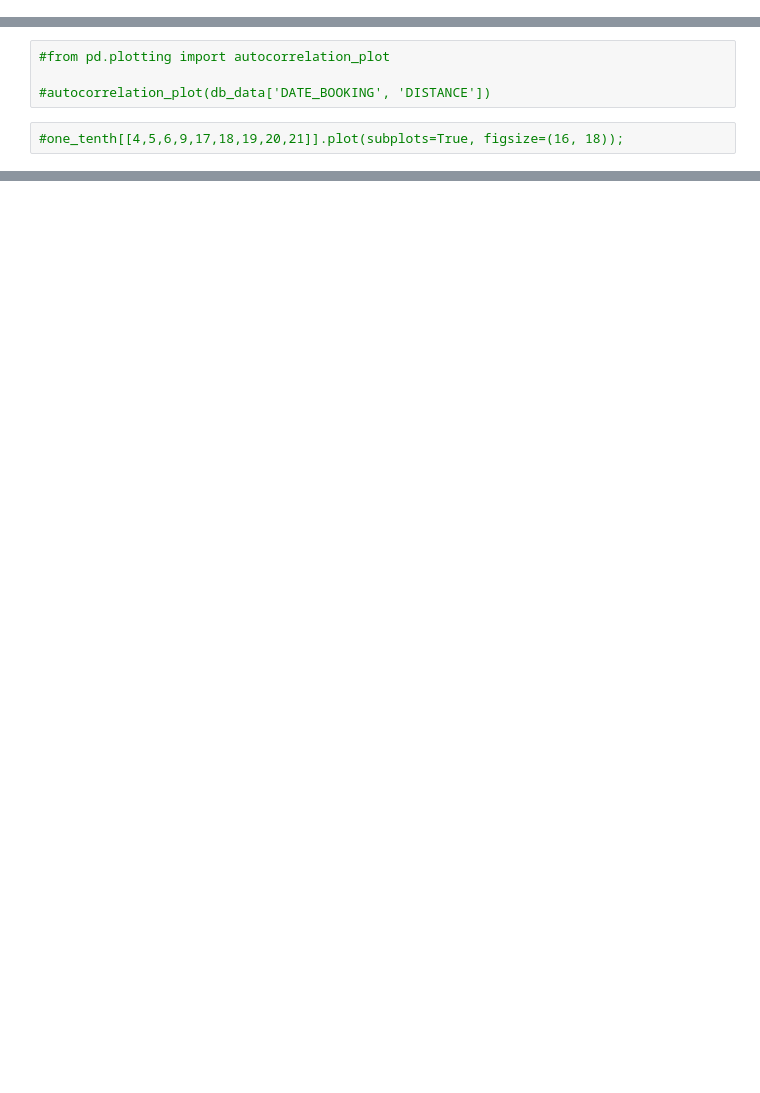
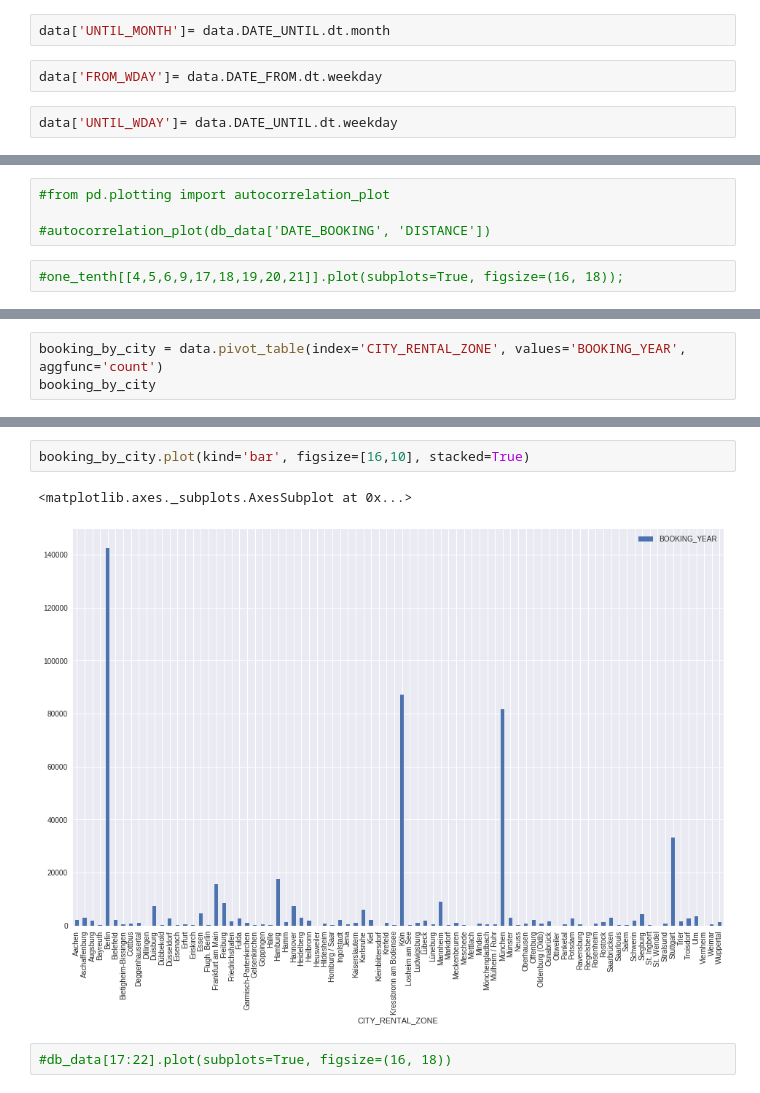
Before and after one commit to jawaharreddy/Flinkster-Data-Analysis, a Jupyter notebook: db_data.ipynb, the cells around one changed output, grey strips where cells are left out. Saved outputs shown, nothing was run; the diff lists cells and outputs as text; blank space fills up the shorter version.

```diff
--- a/db_data.ipynb
+++ b/db_data.ipynb
@@ -276,0 +241,6 @@ Name: CITY_RENTAL_ZONE, Length: 85, dtype: int64
+# %%
+data['UNTIL_MONTH']= data.DATE_UNTIL.dt.month
+# %%
+data['FROM_WDAY']= data.DATE_FROM.dt.weekday
+# %%
+data['UNTIL_WDAY']= data.DATE_UNTIL.dt.weekday
@@ -303,0 +341,3 @@ one_tenth.head()
+# %%
+booking_by_city = data.pivot_table(index='CITY_RENTAL_ZONE', values='BOOKING_YEAR', aggfunc='count')
+booking_by_city
@@ -303,0 +364,7 @@ one_tenth.head()
+# %%
+booking_by_city.plot(kind='bar', figsize=[16,10], stacked=True)
+# %% [output]
+<matplotlib.axes._subplots.AxesSubplot at 0x...>
+[figure, added]
+# %%
+#db_data[17:22].plot(subplots=True, figsize=(16, 18))
```
Also changed, not shown: parts of 107 cells of this notebook.
